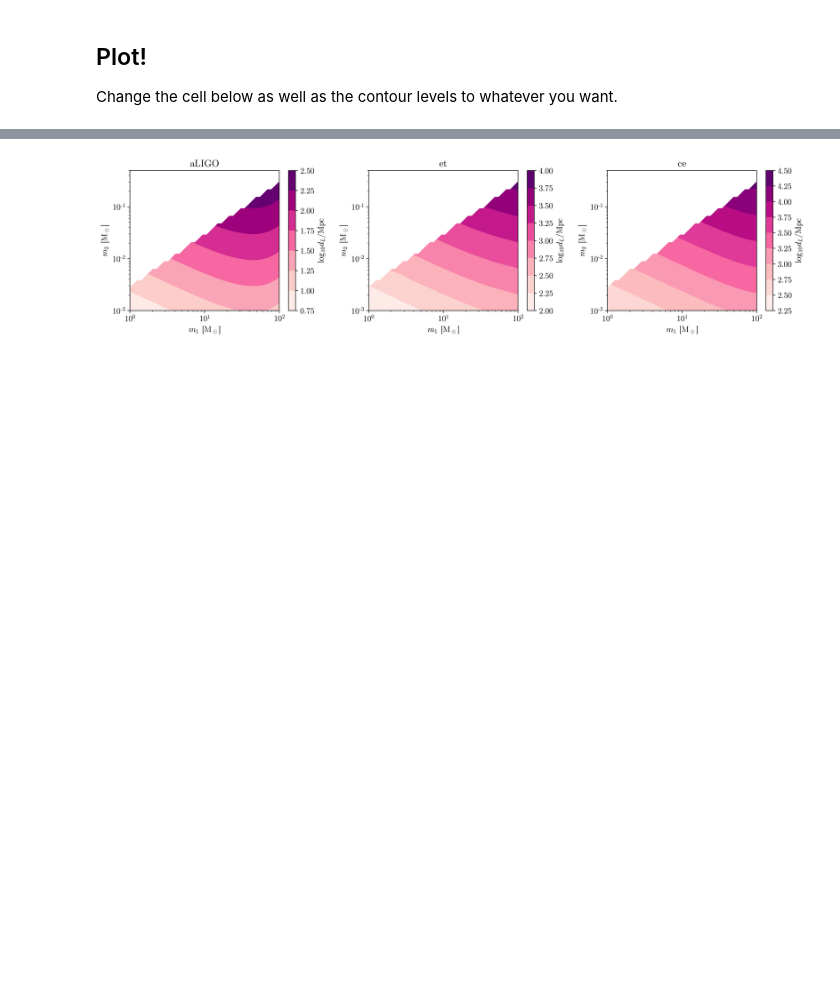
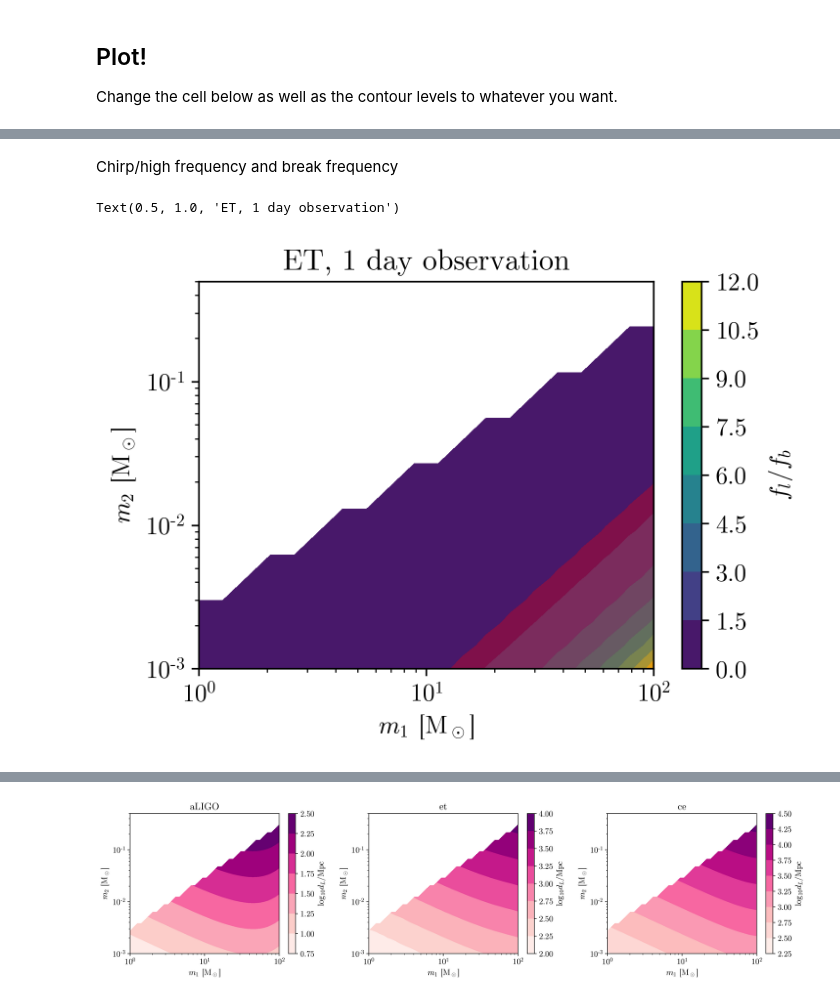
Before and after one commit to adam-coogan/pydd, a Jupyter notebook: notebooks/earth-based.ipynb, the cells around one changed output, grey strips where cells are left out. Cells and saved outputs as stored; diff of their text form; code cells hidden in the pictures; blank space fills up the shorter version.

```diff
--- a/notebooks/earth-based.ipynb
+++ b/notebooks/earth-based.ipynb
@@ -20,6 +20,9 @@ from pydd.analysis import *
 from pydd.binary import *
 from pydd.noise import *
 
-rho_s_pbh = 1.798e4 * MSUN / PC ** 3
 gamma_s_pbh = 9 / 4
+
+
+def get_rho_6_pbh(m_1):
+    return 1.396e13 * (m_1 / MSUN) ** (3 / 4) * MSUN / PC ** 3
 # %% [output]
@@ -292,0 +297,20 @@ WARNING:matplotlib.backends.backend_pdf:'cmunrm.otf' can not be subsetted into a
+# %% [markdown]
+Chirp/high frequency and break frequency
+# %%
+f_bs = jnp.vectorize(lambda m_1, m_2: get_f_b(m_1, m_2, gamma_s_pbh))(m_1_mg, m_2_mg)
+f_bs *= m_2_mg / m_1_mg < 10 ** (-2.5)
+# f_ls = dict(np.load("outputs/et.npz", allow_pickle=True))["f_l"][:-2:2, ::2]
+f_ls = results["f_l"]
+cs = plt.contourf(m_1_g / MSUN, m_2_g / MSUN, f_ls / f_bs)
+plt.colorbar(cs, label=r"$f_l / f_b$")
+plt.contourf(m_1_g / MSUN, m_2_g / MSUN, f_ls / f_bs, levels=[1, jnp.inf], colors=["r"], alpha=0.3)
+plt.xscale("log")
+plt.yscale("log")
+plt.xlabel(r"$m_1$ [M$_\odot$]")
+plt.ylabel(r"$m_2$ [M$_\odot$]")
+
+fig.tight_layout()
+plt.title("ET, 1 day observation")
+# %% [output]
+Text(0.5, 1.0, 'ET, 1 day observation')
+[figure, added]
```
Also changed, not shown: parts of 13 cells of this notebook, 10 other files.
